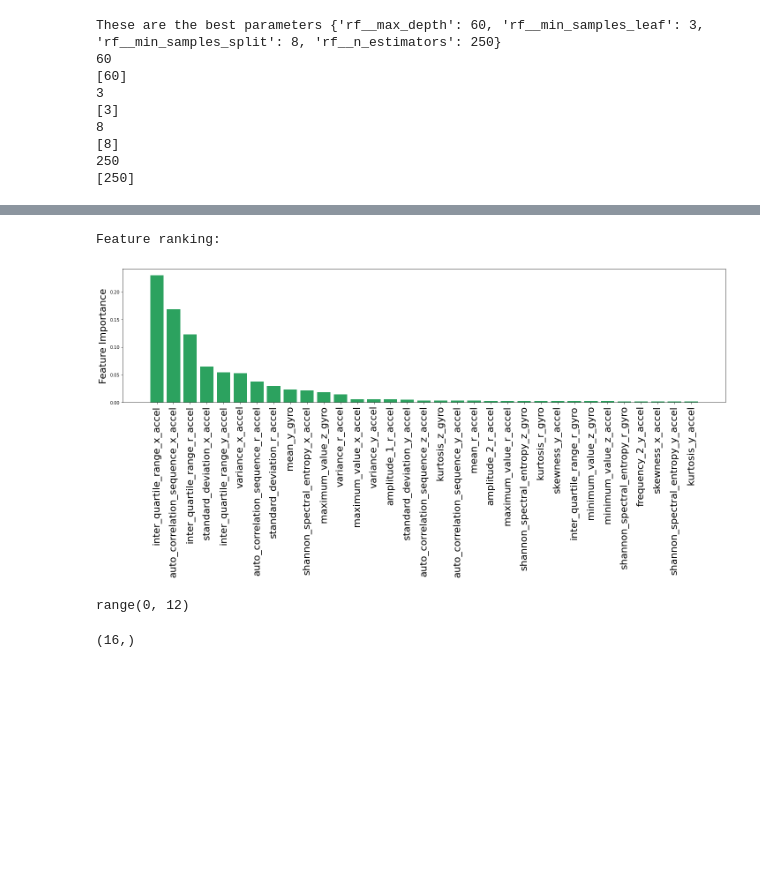
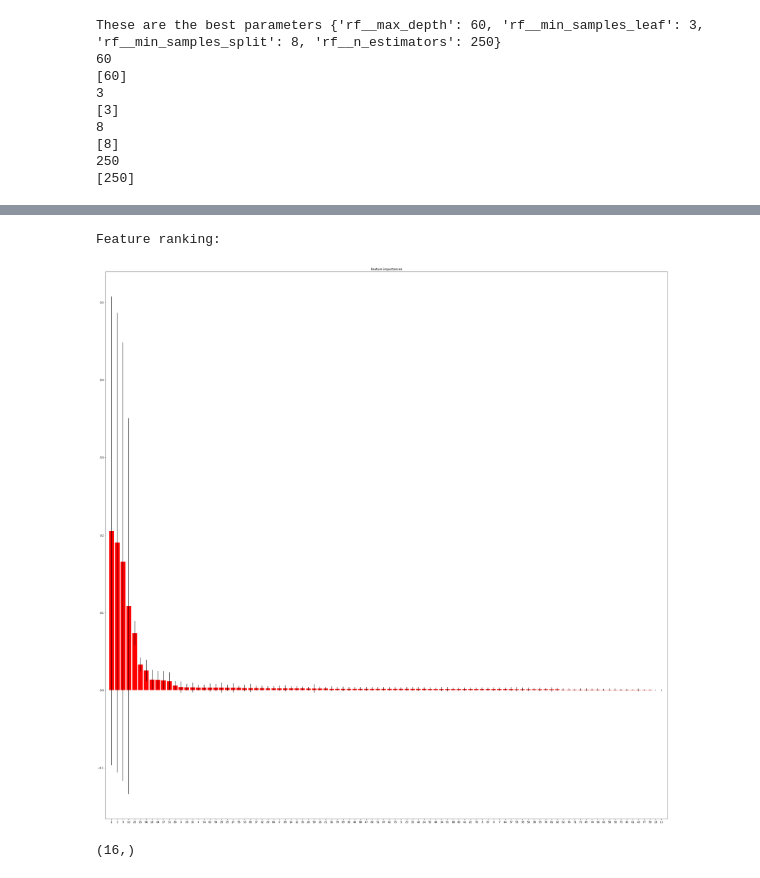
Before and after one commit to rdverse/deepHAItune, a Jupyter notebook: Machine Learning/ML_notebook.ipynb, the cells around one changed output, grey strips where cells are left out. Cells and saved outputs as stored; diff of their text form; code cells hidden in the pictures; blank space fills up the shorter version.

```diff
--- a/Machine Learning/ML_notebook.ipynb
+++ b/Machine Learning/ML_notebook.ipynb
@@ -76,42 +78,30 @@ mean_absolute_error(preds, y_Test)
+# %%
+forest = model.best_estimator_['rf']
+X= X_Test
+importances = forest.feature_importances_
+
+std = np.std([tree.feature_importances_ for tree in forest.estimators_],
+             axis=0)
+
+indices = np.argsort(importances)[::-1]
+
+# Print the feature ranking
+print("Feature ranking:")
+
+# for f in range(X.shape[1]):
+#     print("%d. feature %d (%f)" % (f + 1, indices[f], importances[indi ces[f]]))
+
+plt.figure(figsize  = (40,40))
+plt.title("Feature importances")
+plt.bar(range(X.shape[1]), importances[indices],
+        color="r", yerr=std[indices], align="center")
+plt.xticks(range(X.shape[1]), indices)
+plt.xlim([-1, X.shape[1]])
+plt.show()
+# %% [output]
+Feature ranking:
+[figure, added]
 # %%
 import Heuristics
 rel('Heuristics')
 labels = Heuristics.get_labels()
-# %%
-forest = model.best_estimator_['rf']
-X= X_Test
-importances = forest.feature_importances_
-
-std = np.std([tree.feature_importances_ for tree in forest.estimators_],
-             axis=0)
-
-indices = np.argsort(importances)[::-1]
-
-# Print the feature ranking
-print("Feature ranking:")
-
-# for f in range(X.shape[1]):
-#     print("%d. feature %d (%f)" % (f + 1, indices[f], importances[indi ces[f]]))
-
-plt.figure(figsize  = (20,10))
-#plt.title("Feature importances")
-plt.bar(range(X.shape[1])[:33],
-        importances[indices][:33],
-        color="#2ca25f",
-       # yerr=std[indices][:33],
-        align="center")
-plt.xticks(range(X.shape[1])[:33], labels[indices[:33]], rotation='vertical', size = 22)
-plt.ylabel("Feature Importance", fontsize =22)
-#plt.xlim([-1, X.shape[1]][:12])
-plt.tight_layout()
-plt.savefig("feature_importance1.png")
-plt.show()
-# %% [output]
-Feature ranking:
-[figure, removed]
-# %%
-range(X.shape[1])[:12]
-importances[indices][:12]
-range(X.shape[1])[:12]
-# %% [output]
-range(0, 12)
```
Also changed, not shown: parts of 34 cells of this notebook, 23 other files.
